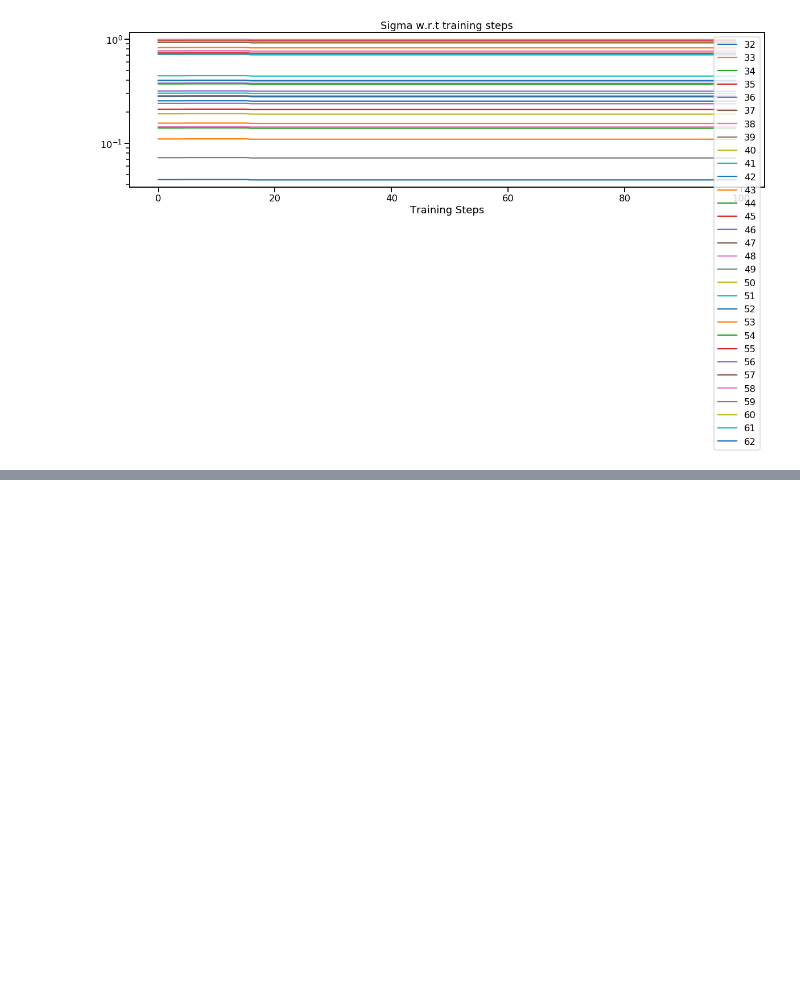
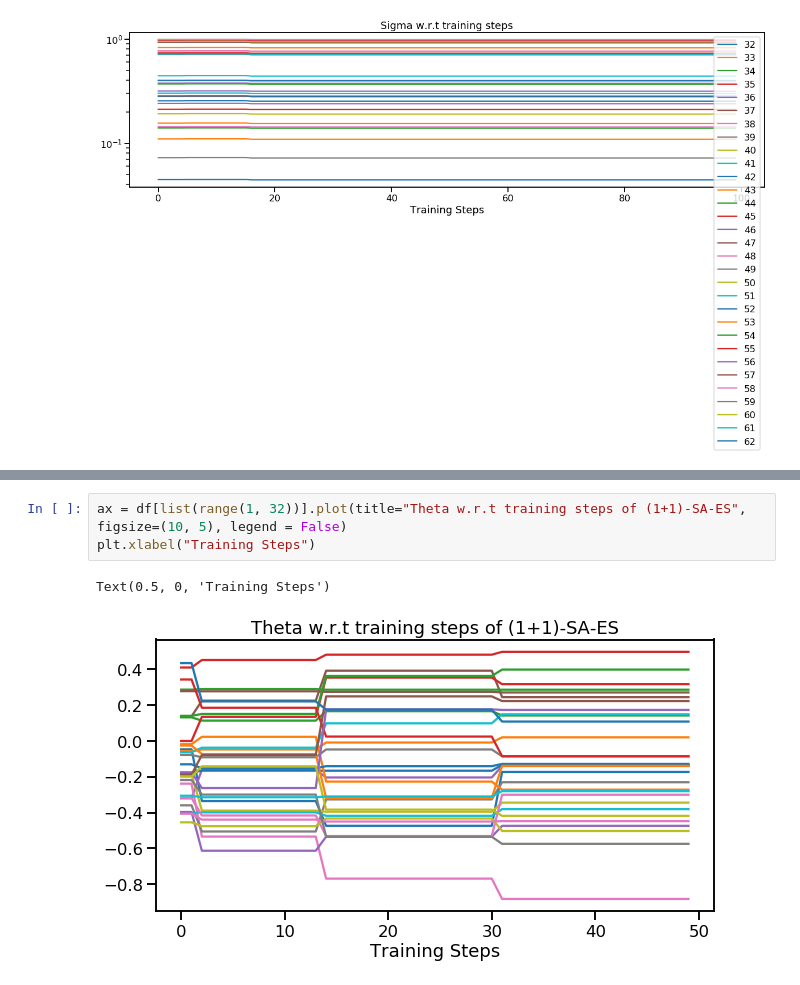
Before and after one commit to AutomnePAN/INF581-project-daxigua, a Jupyter notebook: Policy_Search_Agent.ipynb, the cells around one changed output, grey strips where cells are left out. Saved outputs shown, nothing was run; the diff lists cells and outputs as text; blank space fills up the shorter version.

```diff
--- a/Policy_Search_Agent.ipynb
+++ b/Policy_Search_Agent.ipynb
@@ -544,0 +654,6 @@ plt.hist(scores)
+# %%
+ax = df[list(range(1, 32))].plot(title="Theta w.r.t training steps of (1+1)-SA-ES",  figsize=(10, 5), legend = False)
+plt.xlabel("Training Steps")
+# %% [output]
+Text(0.5, 0, 'Training Steps')
+[figure, added]
```
Also changed, not shown: parts of 18 cells of this notebook, 7 other files.
